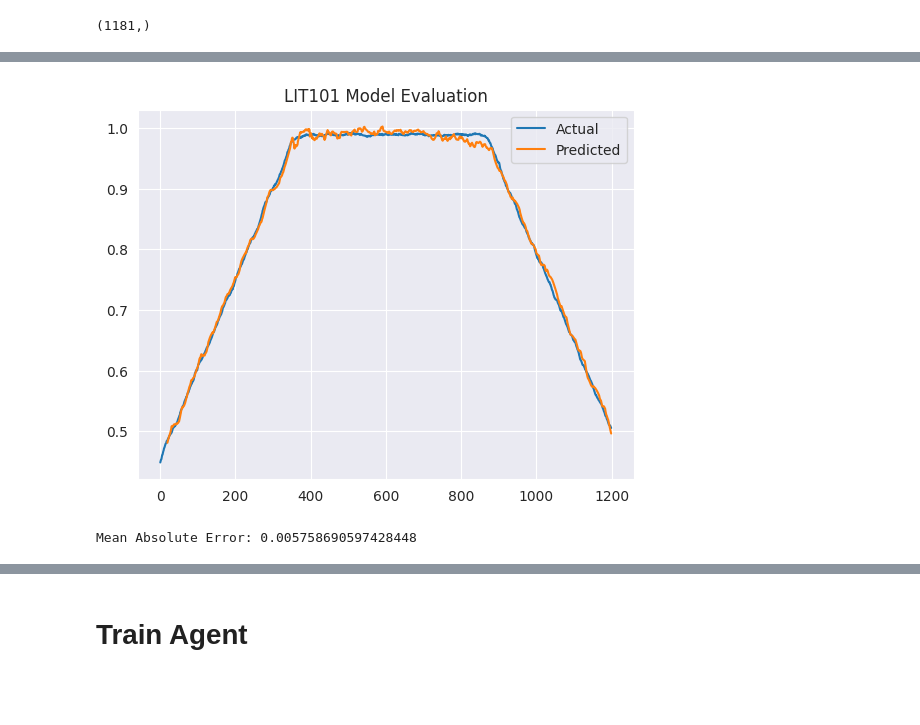
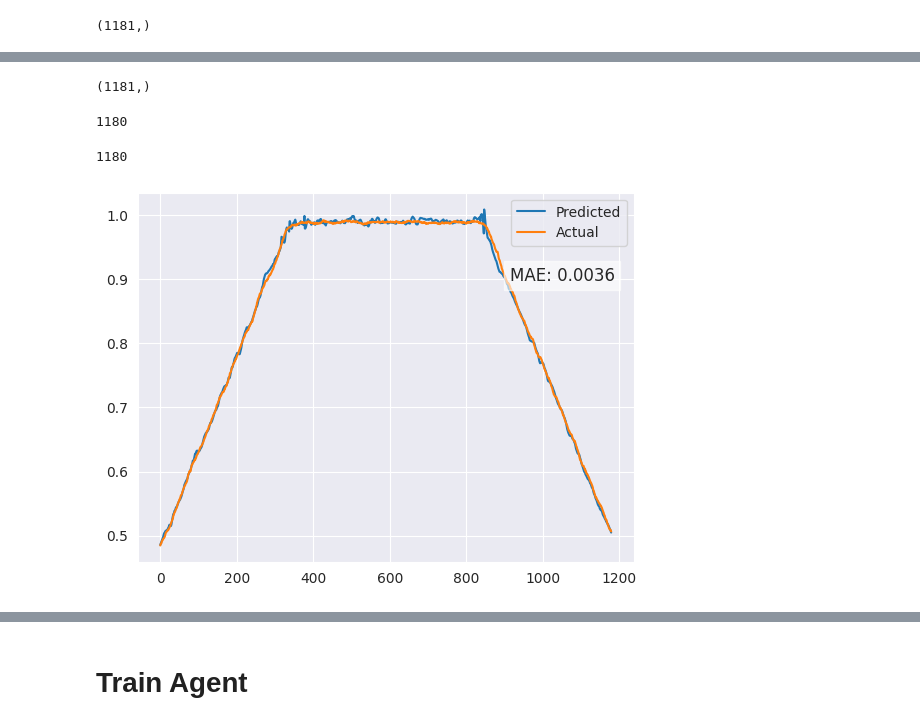
Before and after one commit to lozferatu/MSc-Project, a Jupyter notebook: final_code/optimum_single_output.ipynb, the cells around one changed output, grey strips where cells are left out. Saved outputs shown, nothing was run; the diff lists cells and outputs as text; code cells hidden in the pictures; blank space fills up the shorter version.

Commit message:
model working single output optimised

```diff
--- a/final_code/optimum_single_output.ipynb
+++ b/final_code/optimum_single_output.ipynb
@@ -456,7 +469,7 @@ swat_lstm_lit101 = build_best_model("tuner")
 # Ensure the dataset is batched before training
 history = swat_lstm_lit101.fit(
     train_dataset,
-    epochs=3,
+    epochs=6,
     #steps_per_epoch=steps_per_epoch,
     validation_data=val_dataset
 )
@@ -694,0 +740,2 @@ df_actual.info
+# %%
+actual = df_actual['LIT101'].to_list()
@@ -695,13 +762,38 @@ df_actual.info
+# %%
+predictions = df_predictions['LIT101'].to_list()
+# %%
+df_predictions['LIT101'].shape
+# %% [output]
+(1181,)
+# %%
+len(predictions_trim)
+# %% [output]
+1180
+# %%
+len(actual_trim)
+# %% [output]
+1180
+# %%
+predictions_trim = predictions[1:]
+actual_trim = actual[:-1]
 # %%
-plt.plot(df_actual['LIT101'], label='Actual')
-plt.plot(df_predictions['LIT101'], label='Predicted')
+#plt.plot(df_actual['LIT101'], label='Actual')
+#plt.plot(df_predictions['LIT101'], label='Predicted')
 
-plt.title('LIT101 Model Evaluation')
+plt.plot(predictions_trim, label='Predicted')
+plt.plot(actual_trim, label='Actual')
+
+#plt.title('LIT101 Model Evaluation')
+mae = np.mean(np.abs(np.array(predictions_trim) - np.array(actual_trim)))
 plt.legend()
+# Add text annotation for MAE on the plot
+plt.text(0.75, 0.8, f'MAE: {mae:.4f}', transform=plt.gca().transAxes, fontsize=12,
+         verticalalignment='top', bbox=dict(facecolor='white', alpha=0.6))
+plt.savefig('/home/loz/MSc/MSc_Project/Write_Up/Charts/lit101_only_dnn.jpeg')
 plt.show()
-mae = np.mean(np.abs(df_predictions['LIT101'] - df_actual['LIT101']))
-print(f"Mean Absolute Error: {mae}")
+#mae = np.mean(np.abs(df_predictions['LIT101'] - df_actual['LIT101']))
+#mae = np.mean(np.abs(np.array(predictions_trim) - np.array(actual_trim)))
+#print(f"Mean Absolute Error: {mae}")
 # %% [output]
-[figure, old version]
+[figure, new version]
-Mean Absolute Error: 0.005758690597428448
 # %%
```
Also changed, not shown: parts of 38 cells of this notebook, 9 other files.
